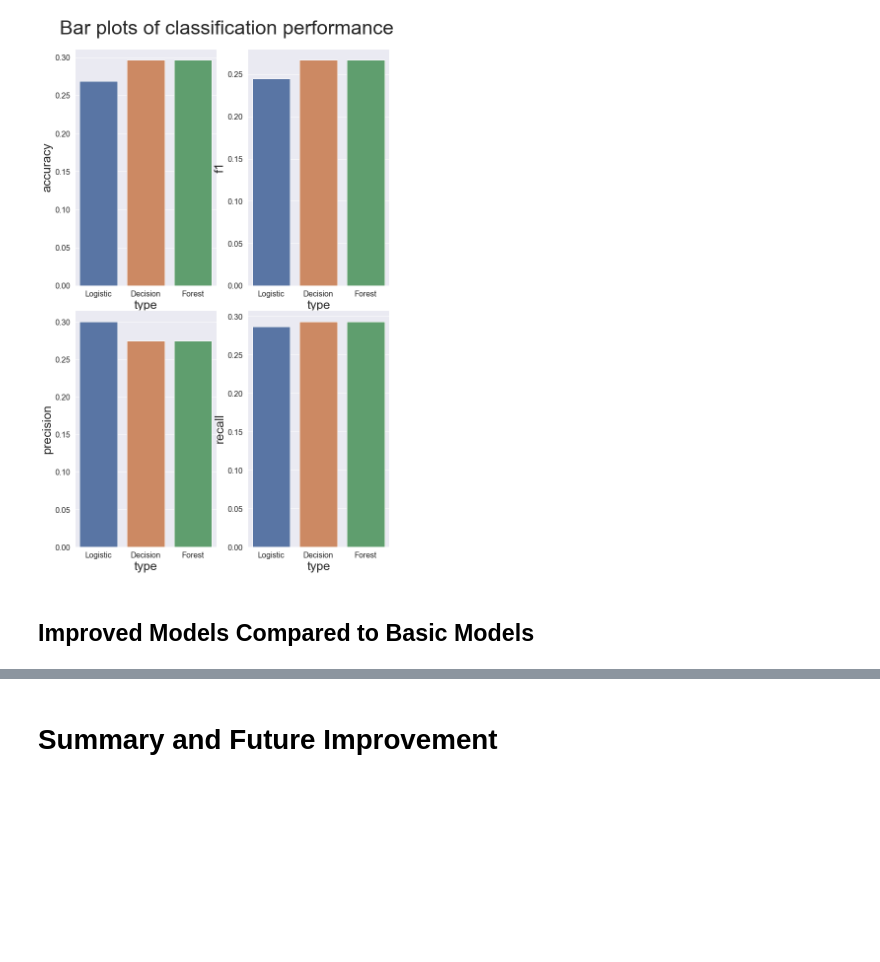
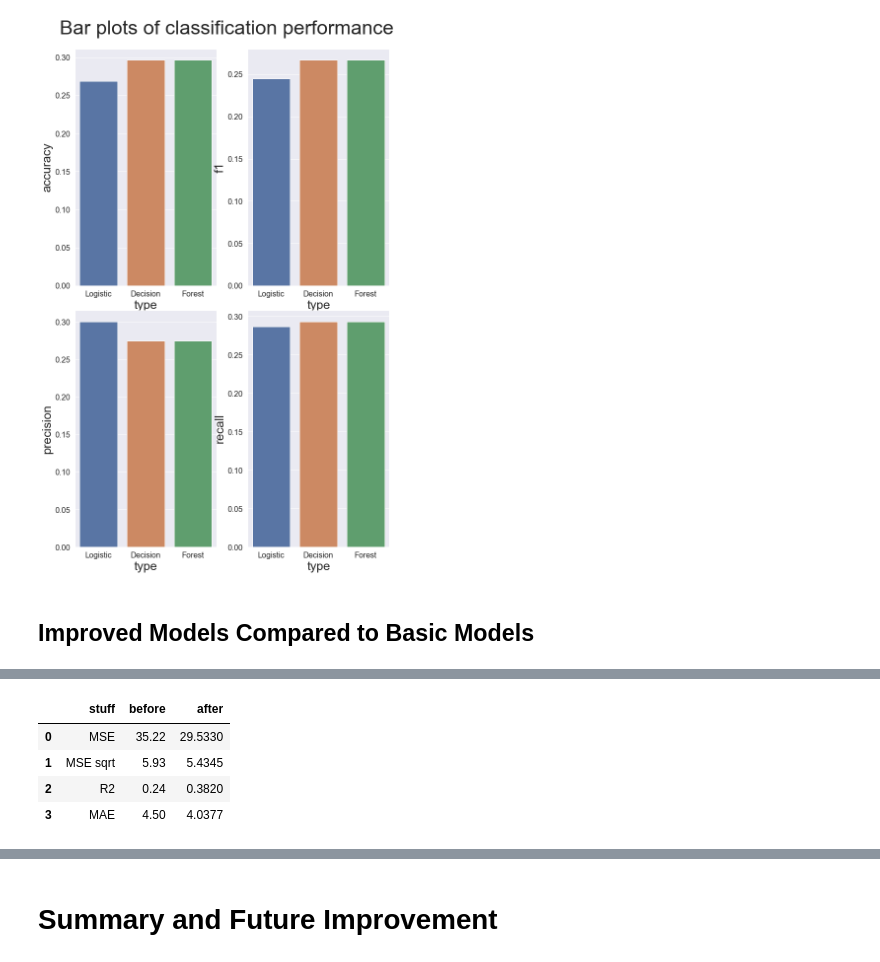
Before and after one commit to snc-89/sentiment_analysis_notebook, a Jupyter notebook: Final-portfolio-draft-Copy1.ipynb, the cells around one changed output, grey strips where cells are left out. Cells and saved outputs as stored; diff of their text form; code cells hidden in the pictures; blank space fills up the shorter version.

```diff
--- a/Final-portfolio-draft-Copy1.ipynb
+++ b/Final-portfolio-draft-Copy1.ipynb
@@ -741,0 +776,12 @@ for i, ax in enumerate(axes.flat):
+# %%
+raw_data = {'stuff': ['MSE', 'MSE sqrt', 'R2', 'MAE'],
+        'before': [35.22, 5.93, 0.24, 4.5],
+        'after': [29.533, 5.4345, 0.382, 4.0377]}
+df = pd.DataFrame(raw_data, columns = ['stuff', 'before', 'after'])
+df
+# %% [output]
+|  | stuff | before | after |
+| 0 | MSE | 35.22 | 29.5330 |
+| 1 | MSE sqrt | 5.93 | 5.4345 |
+| 2 | R2 | 0.24 | 0.3820 |
+| 3 | MAE | 4.50 | 4.0377 |
```
Also changed, not shown: parts of 11 cells of this notebook.
